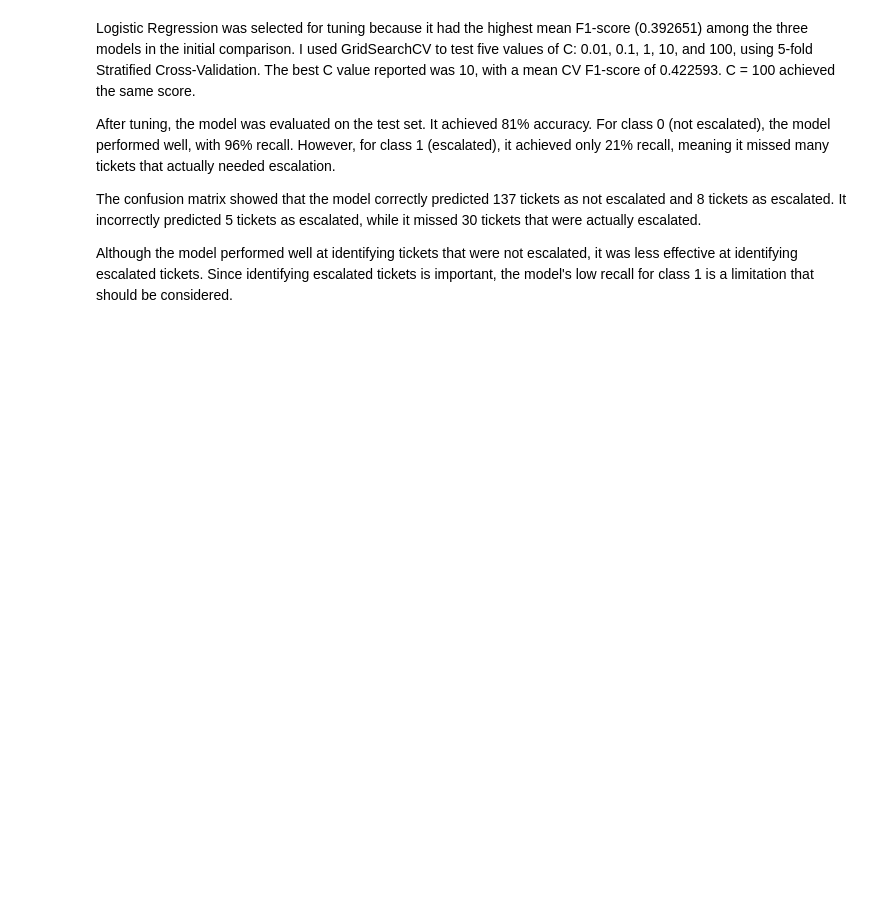
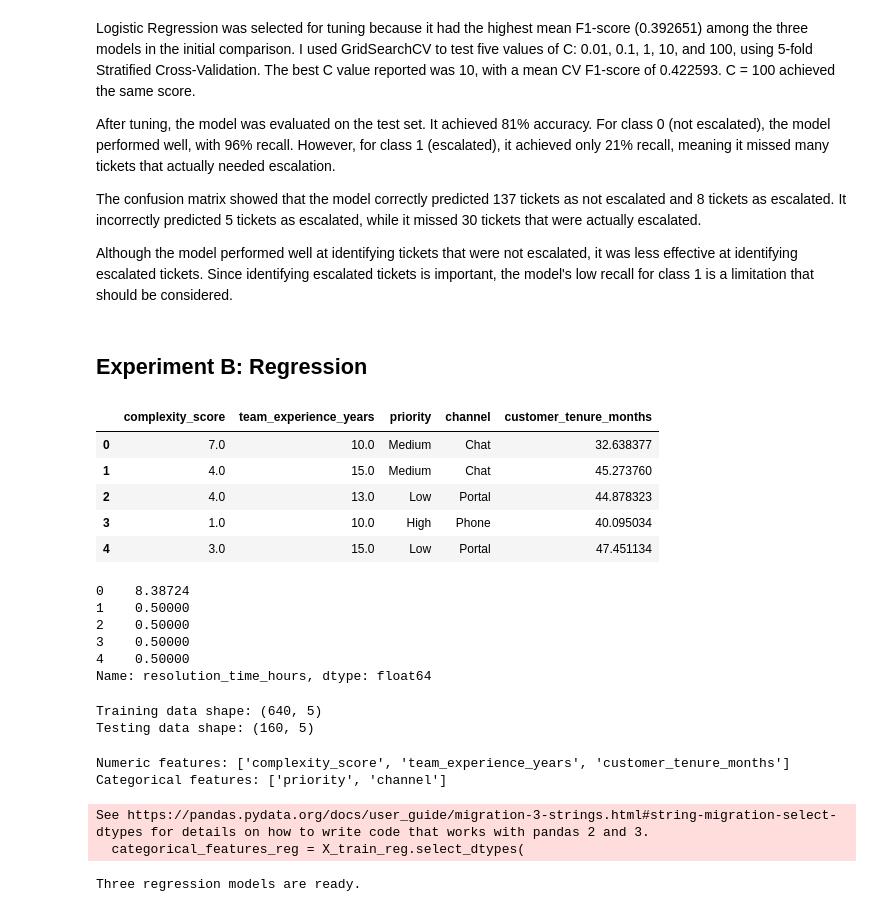
Before and after one commit to kidistm03/ml-, a Jupyter notebook: ML_lab4/lab4.ipynb, the cells around one changed output. Drawn from its saved outputs; the diff is of its cells as text; code cells hidden in the pictures; blank space fills up the shorter version.

Commit message:
complete experiment B

```diff
--- a/ML_lab4/lab4.ipynb
+++ b/ML_lab4/lab4.ipynb
@@ -341,3 +341,61 @@ After tuning, the model was evaluated on the test set. It achieved 81% accuracy.
 The confusion matrix showed that the model correctly predicted 137 tickets as not escalated and 8 tickets as escalated. It incorrectly predicted 5 tickets as escalated, while it missed 30 tickets that were actually escalated.
 
 Although the model performed well at identifying tickets that were not escalated, it was less effective at identifying escalated tickets. Since identifying escalated tickets is important, the model's low recall for class 1 is a limitation that should be considered.
+# %% [markdown]
+## Experiment B: Regression
+# %%
+# Remove ticket_id and the target column from the input features
+X_reg = reg_df.drop(columns=["ticket_id", "resolution_time_hours"])
+
+# Select the target column
+y_reg = reg_df["resolution_time_hours"]
+
+# Display the first five rows
+display(X_reg.head())
+
+# Display the target values
+display(y_reg.head())
+# %% [output]
+|  | complexity_score | team_experience_years | priority | channel | customer_tenure_months |
+| 0 | 7.0 | 10.0 | Medium | Chat | 32.638377 |
+| 1 | 4.0 | 15.0 | Medium | Chat | 45.273760 |
+| 2 | 4.0 | 13.0 | Low | Portal | 44.878323 |
+| 3 | 1.0 | 10.0 | High | Phone | 40.095034 |
+| 4 | 3.0 | 15.0 | Low | Portal | 47.451134 |
+0    8.38724
+1    0.50000
+2    0.50000
+3    0.50000
+4    0.50000
+Name: resolution_time_hours, dtype: float64
+# %%
+X_train_reg, X_test_reg, y_train_reg, y_test_reg = train_test_split(
+    X_reg,
+    y_reg,
+    test_size=0.2,
+    random_state=42
+)
+
+print("Training data shape:", X_train_reg.shape)
+print("Testing data shape:", X_test_reg.shape)
+# %% [output]
+Training data shape: (640, 5)
+Testing data shape: (160, 5)
+# %%
+# Identify numeric columns
+numeric_features_reg = X_train_reg.select_dtypes(
+    include=["number"]
+).columns.tolist()
+
+# Identify categorical columns
+categorical_features_reg = X_train_reg.select_dtypes(
+    include=["object", "category"]
+).columns.tolist()
+
+print("Numeric features:", numeric_features_reg)
+print("Categorical features:", categorical_features_reg)
+# %% [output]
+Numeric features: ['complexity_score', 'team_experience_years', 'customer_tenure_months']
+Categorical features: ['priority', 'channel']
+See https://pandas.pydata.org/docs/user_guide/migration-3-strings.html#string-migration-select-dtypes for details on how to write code that works with pandas 2 and 3.
+  categorical_features_reg = X_train_reg.select_dtypes(
@@ -343,0 +444,10 @@ Although the model performed well at identifying tickets that were not escalated
+# %%
+models_reg = {
+    "Linear Regression": linear_pipeline,
+    "Ridge Regression": ridge_pipeline,
+    "Decision Tree Regressor": tree_pipeline_reg
+}
+
+print("Three regression models are ready.")
+# %% [output]
+Three regression models are ready.
```
Also changed, not shown: parts of 17 cells of this notebook.
